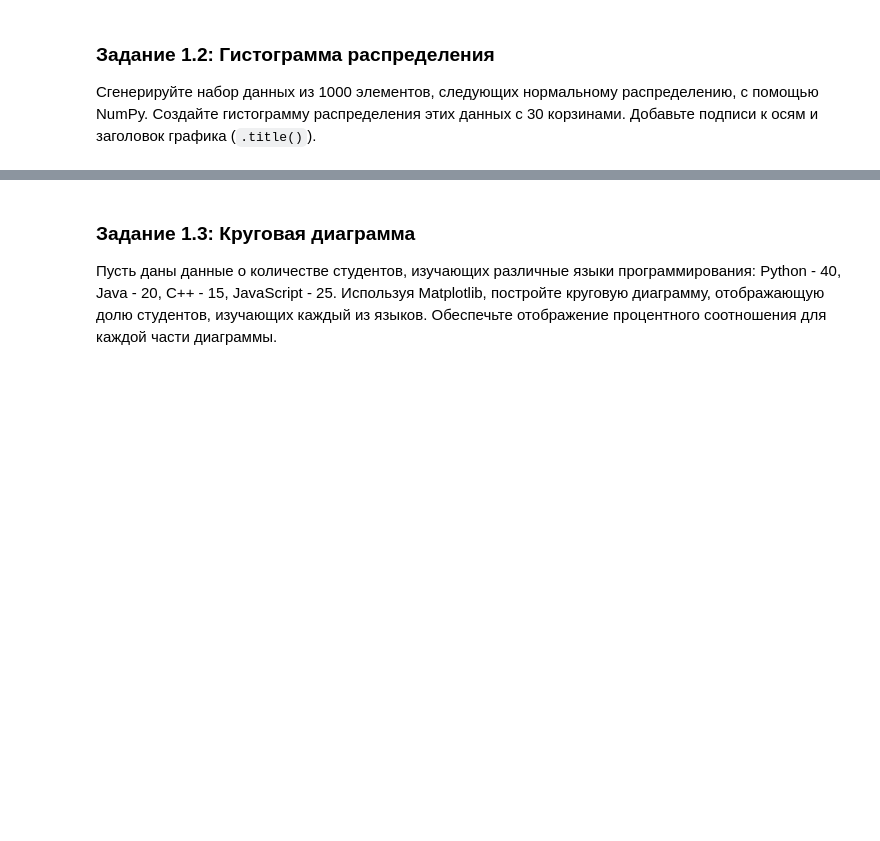
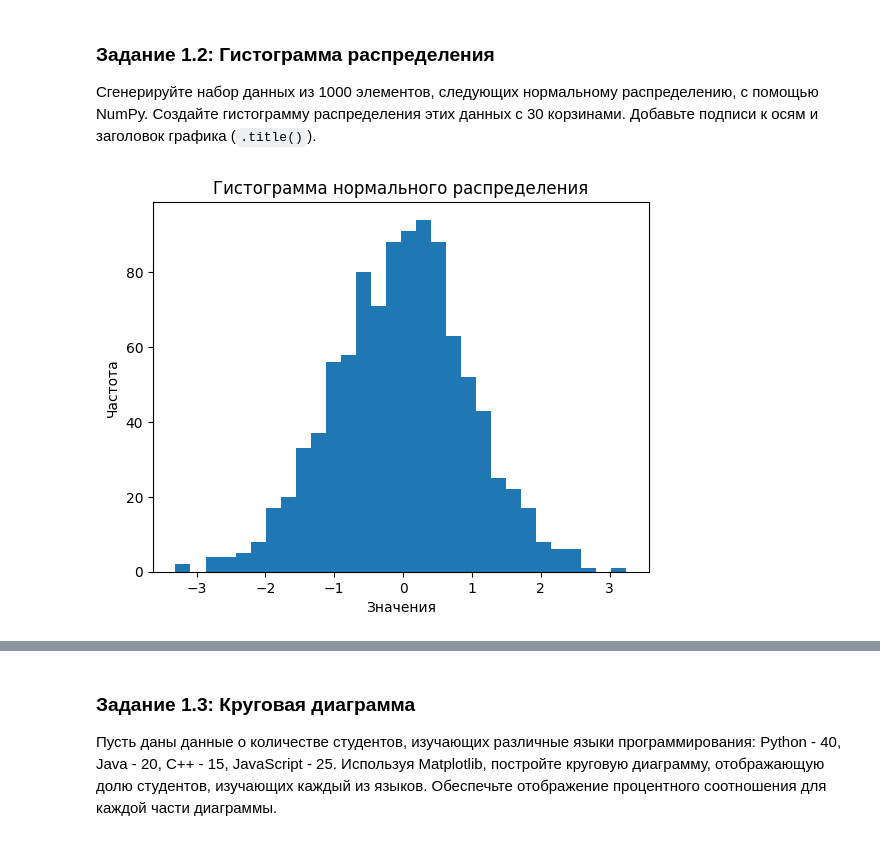
Before and after one commit to re-side/ml_basic, a Jupyter notebook: Практическая_работа_№2_Matplotlib_Plotly.ipynb, the cells around one changed output, grey strips where cells are left out. Cells and saved outputs as stored; diff of their text form; code cells hidden in the pictures; blank space fills up the shorter version.

```diff
--- a/Практическая_работа_№2_Matplotlib_Plotly.ipynb
+++ b/Практическая_работа_№2_Matplotlib_Plotly.ipynb
@@ -28,3 +41,13 @@
+# %%
+data = np.random.randn(1000)
+
+plt.hist(data, bins=30)
+plt.title('Гистограмма нормального распределения')
+plt.xlabel('Значения')
+plt.ylabel('Частота')
+plt.show()
+# %% [output]
+[figure, added]
 # %% [markdown]
 ![image.png](embedded-picture-1)
 # %% [markdown]
```
Also changed, not shown: parts of 31 cells of this notebook.
